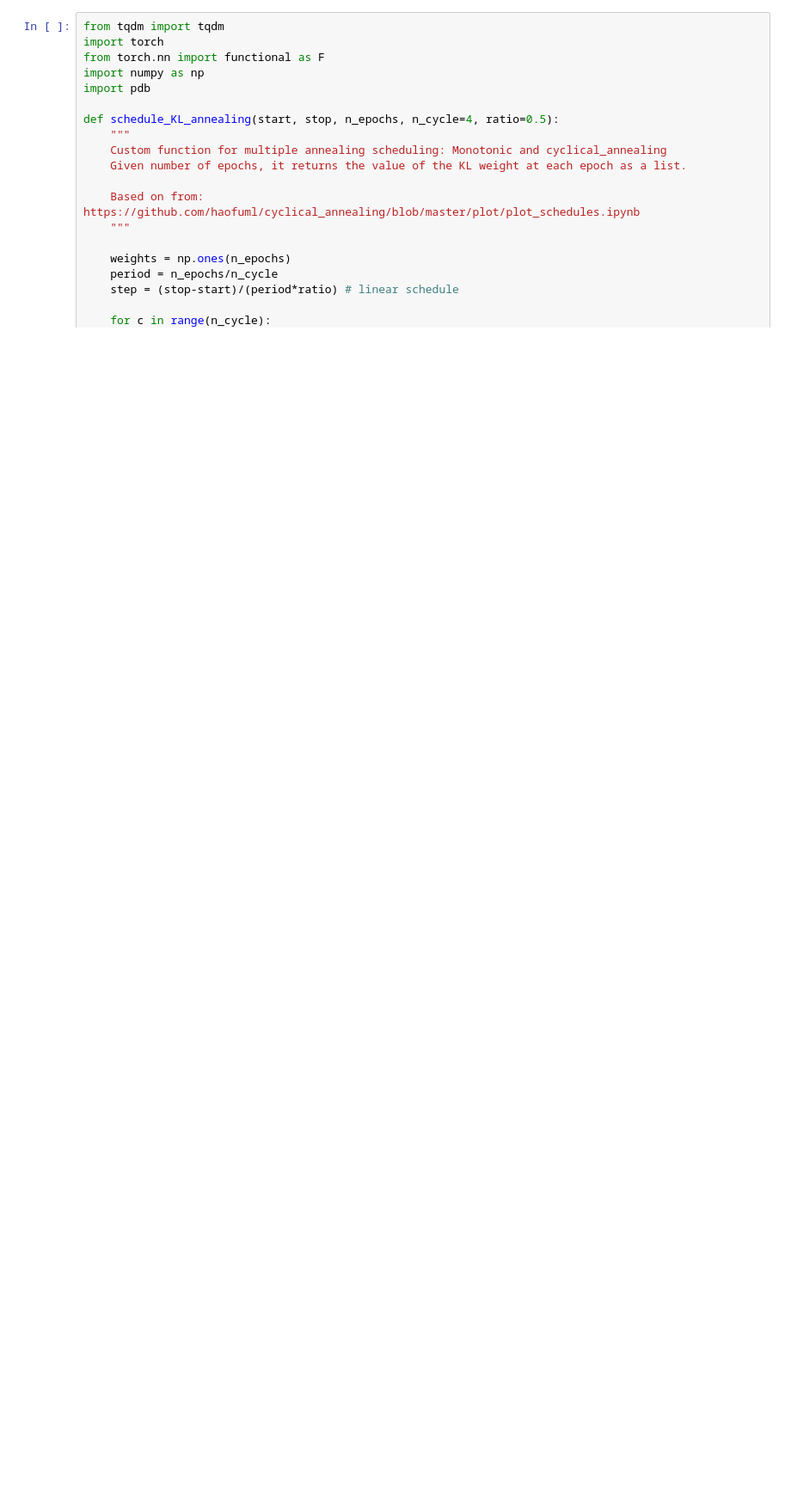
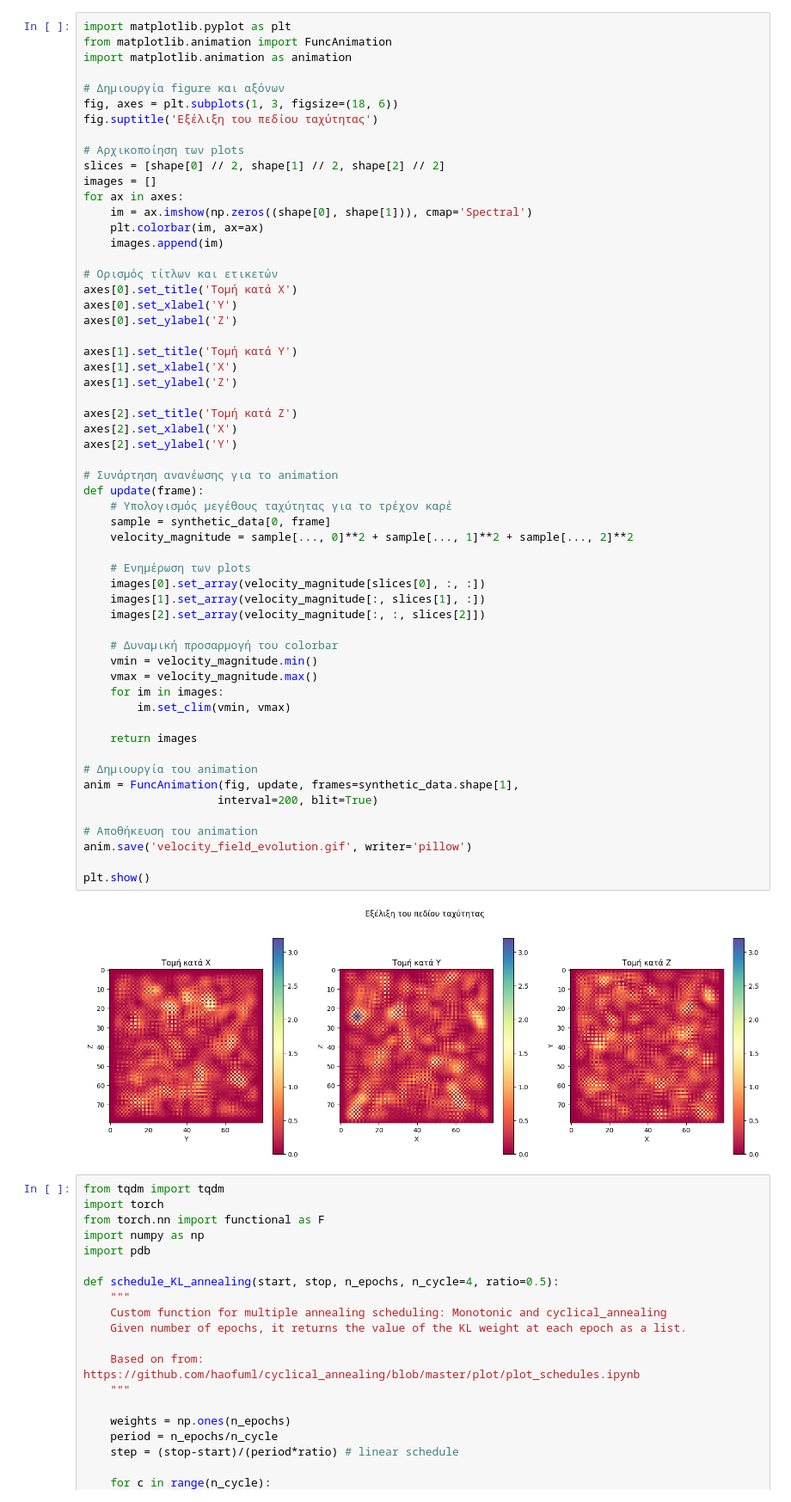
Before and after one commit to akarasman/Convolutional-VAE-for-3D-Turbulence-Data, a Jupyter notebook: field-representation.ipynb, the cells around one changed output. Shown at 86% size. Saved outputs shown, nothing was run; the diff lists cells and outputs as text; blank space fills up the shorter version.

```diff
--- a/field-representation.ipynb
+++ b/field-representation.ipynb
@@ -159,3 +156,62 @@ NameError: name 'num_samples' is not defined
+# %%
+import matplotlib.pyplot as plt
+from matplotlib.animation import FuncAnimation
+import matplotlib.animation as animation
+
+# Δημιουργία figure και αξόνων
+fig, axes = plt.subplots(1, 3, figsize=(18, 6))
+fig.suptitle('Εξέλιξη του πεδίου ταχύτητας')
+
+# Αρχικοποίηση των plots
+slices = [shape[0] // 2, shape[1] // 2, shape[2] // 2]
+images = []
+for ax in axes:
+    im = ax.imshow(np.zeros((shape[0], shape[1])), cmap='Spectral')
+    plt.colorbar(im, ax=ax)
+    images.append(im)
+
+# Ορισμός τίτλων και ετικετών
+axes[0].set_title('Τομή κατά X')
+axes[0].set_xlabel('Y')
+axes[0].set_ylabel('Z')
+
+axes[1].set_title('Τομή κατά Y')
+axes[1].set_xlabel('X')
+axes[1].set_ylabel('Z')
+
+axes[2].set_title('Τομή κατά Z')
+axes[2].set_xlabel('X')
+axes[2].set_ylabel('Y')
+
+# Συνάρτηση ανανέωσης για το animation
+def update(frame):
+    # Υπολογισμός μεγέθους ταχύτητας για το τρέχον καρέ
+    sample = synthetic_data[0, frame]
+    velocity_magnitude = sample[..., 0]**2 + sample[..., 1]**2 + sample[..., 2]**2
+
+    # Ενημέρωση των plots
+    images[0].set_array(velocity_magnitude[slices[0], :, :])
+    images[1].set_array(velocity_magnitude[:, slices[1], :])
+    images[2].set_array(velocity_magnitude[:, :, slices[2]])
+
+    # Δυναμική προσαρμογή του colorbar
+    vmin = velocity_magnitude.min()
+    vmax = velocity_magnitude.max()
+    for im in images:
+        im.set_clim(vmin, vmax)
+
+    return images
+
+# Δημιουργία του animation
+anim = FuncAnimation(fig, update, frames=synthetic_data.shape[1],
+                    interval=200, blit=True)
+
+# Αποθήκευση του animation
+anim.save('velocity_field_evolution.gif', writer='pillow')
+
+plt.show()
+# %% [output]
+[figure, added]
 # %%
 from tqdm import tqdm
 import torch
```
Also changed, not shown: parts of 5 cells of this notebook, 31 other files.
